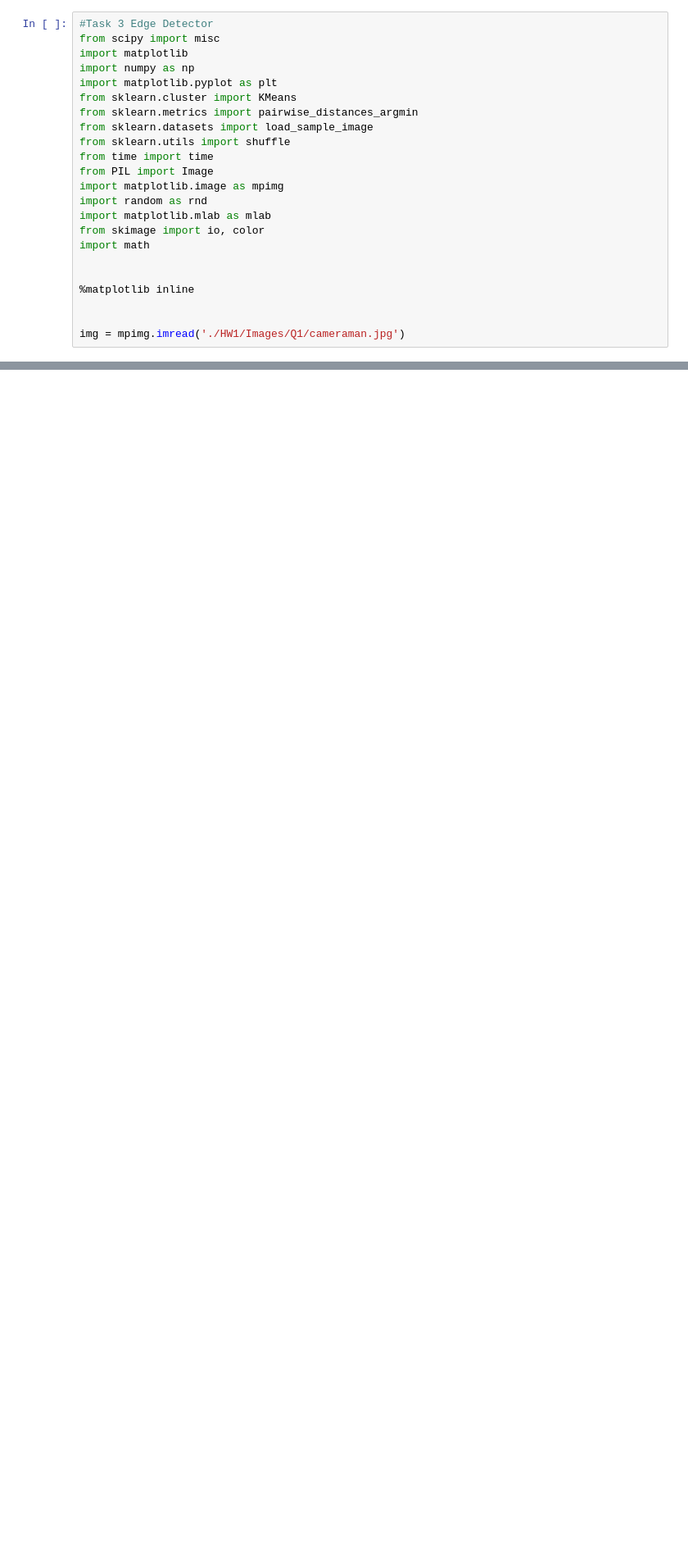
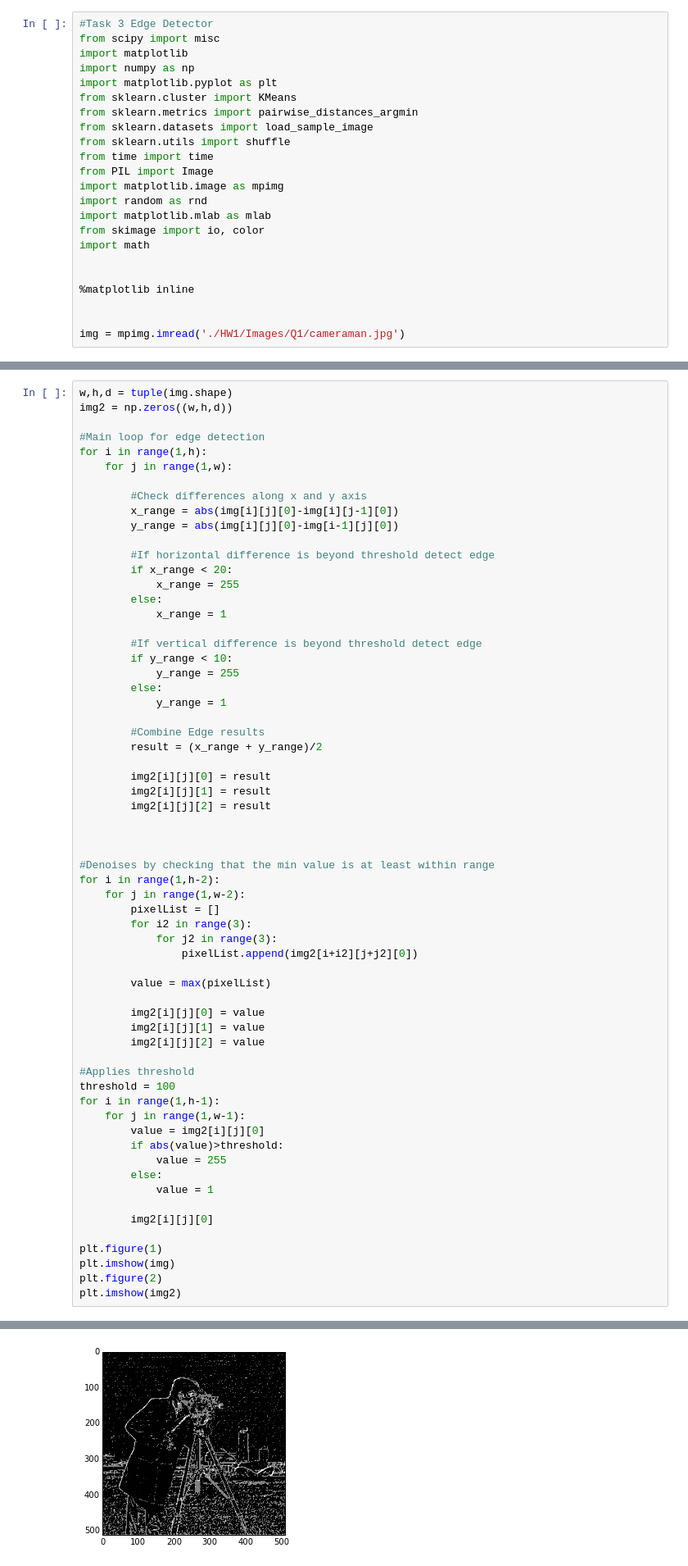
Before and after one commit to ApplyHiTech/CompVisHW1, a Jupyter notebook: Task.3.Edge.ipynb, the cells around one changed output, grey strips where cells are left out. Shown: that part at 82% size. Saved outputs shown, nothing was run; the diff lists cells and outputs as text; blank space fills up the shorter version.

Commit message:
Latest Edge Detector

```diff
--- a/Task.3.Edge.ipynb
+++ b/Task.3.Edge.ipynb
@@ -82,0 +24,64 @@ plt.imshow(img2)
+# %%
+w,h,d = tuple(img.shape)
+img2 = np.zeros((w,h,d))
+
+#Main loop for edge detection
+for i in range(1,h):
+    for j in range(1,w):
+
+        #Check differences along x and y axis
+        x_range = abs(img[i][j][0]-img[i][j-1][0])
+        y_range = abs(img[i][j][0]-img[i-1][j][0])
+
+        #If horizontal difference is beyond threshold detect edge
+        if x_range < 20:
+            x_range = 255
+        else:
+            x_range = 1
+
+        #If vertical difference is beyond threshold detect edge
+        if y_range < 10:
+            y_range = 255
+        else:
+            y_range = 1
+
+        #Combine Edge results
+        result = (x_range + y_range)/2
+
+        img2[i][j][0] = result
+        img2[i][j][1] = result
+        img2[i][j][2] = result
+
+
+
+#Denoises by checking that the min value is at least within range
+for i in range(1,h-2):
+    for j in range(1,w-2):
+        pixelList = []
+        for i2 in range(3):
+            for j2 in range(3):
+                pixelList.append(img2[i+i2][j+j2][0])
+
+        value = max(pixelList)
+
+        img2[i][j][0] = value
+        img2[i][j][1] = value
+        img2[i][j][2] = value
+
+#Applies threshold
+threshold = 100
+for i in range(1,h-1):
+    for j in range(1,w-1):
+        value = img2[i][j][0]
+        if abs(value)>threshold:
+            value = 255
+        else:
+            value = 1
+
+        img2[i][j][0]
+
+plt.figure(1)
+plt.imshow(img)
+plt.figure(2)
+plt.imshow(img2)
+# %% [output]
@@ -82,0 +90 @@ plt.imshow(img2)
+[figure, added]
```
Also changed, not shown: parts of 2 cells of this notebook.
